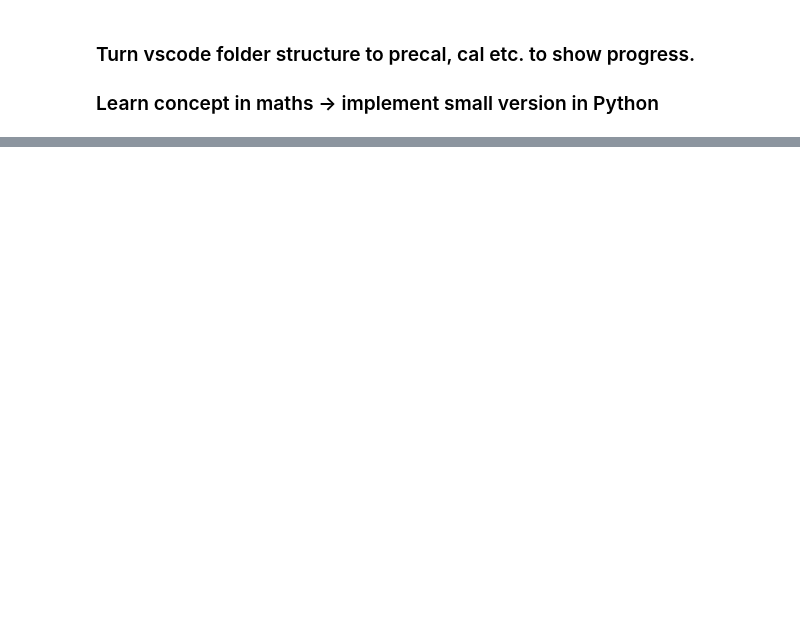
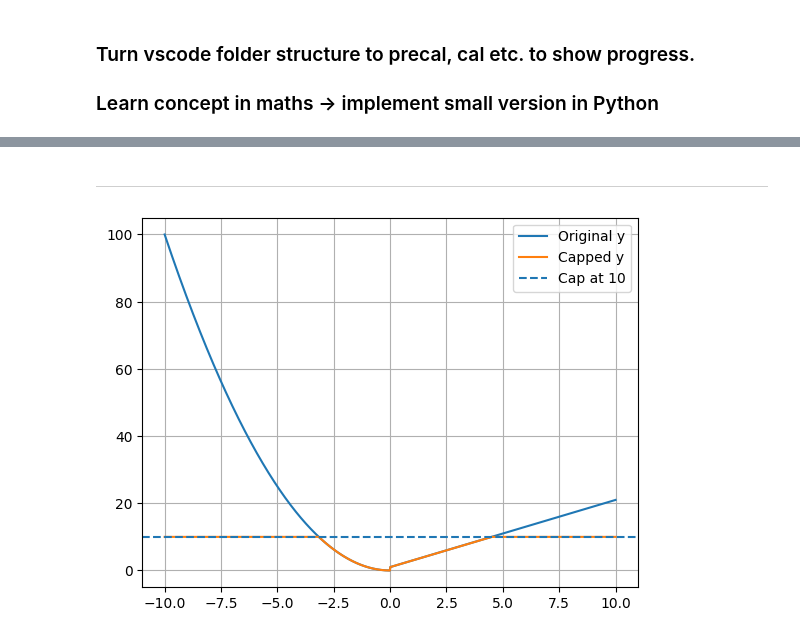
Before and after one commit to Akshat04-am/mathematical-programming, a Jupyter notebook: a.ipynb, the cells around one changed output, grey strips where cells are left out. Saved outputs shown, nothing was run; the diff lists cells and outputs as text; code cells hidden in the pictures; blank space fills up the shorter version.

```diff
--- a/a.ipynb
+++ b/a.ipynb
@@ -40,0 +55,33 @@ plt.show()
+# %% [markdown]
+----
+# %%
+import numpy as np
+import matplotlib.pyplot as plt
+
+# 🔧 Input domain
+x = np.linspace(-10, 10, 1000)
+
+# 🔧 Build original piecewise function
+y = np.zeros_like(x)
+
+mask1 = x < 0
+mask2 = x >= 0
+
+y[mask1] = x[mask1]**2
+y[mask2] = 2*x[mask2] + 1
+
+# 🔧 Create capped version
+y_capped = y.copy()
+
+cap_mask = y_capped > 10
+y_capped[cap_mask] = 10
+
+# 🔧 Plot both
+plt.plot(x, y, label='Original y')
+plt.plot(x, y_capped, label='Capped y')
+plt.axhline(y=10, linestyle='--', label='Cap at 10')
+plt.legend()
+plt.grid()
+plt.show()
+# %% [output]
+[figure, added]
```
Also changed, not shown: parts of 6 cells of this notebook, 8 other files.
